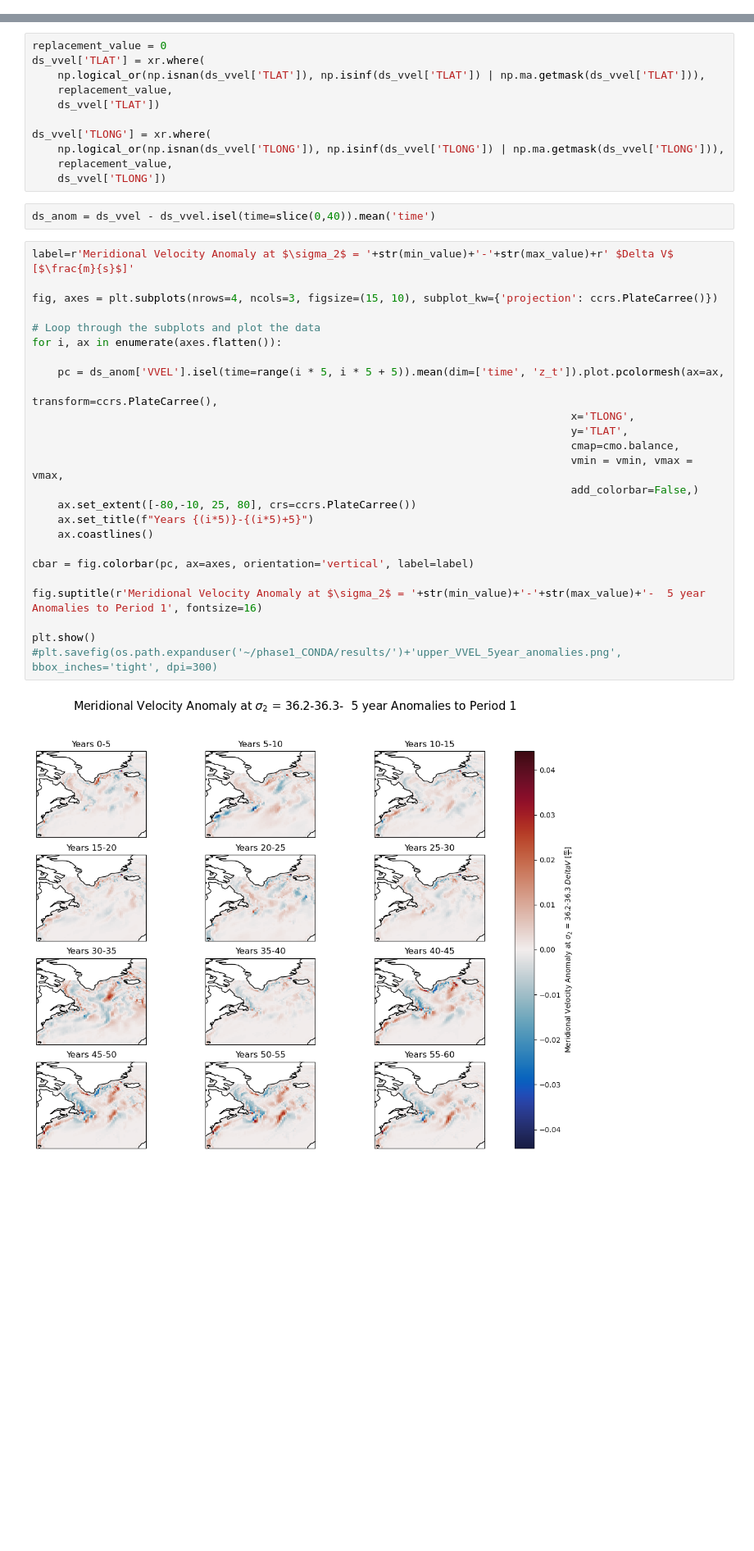
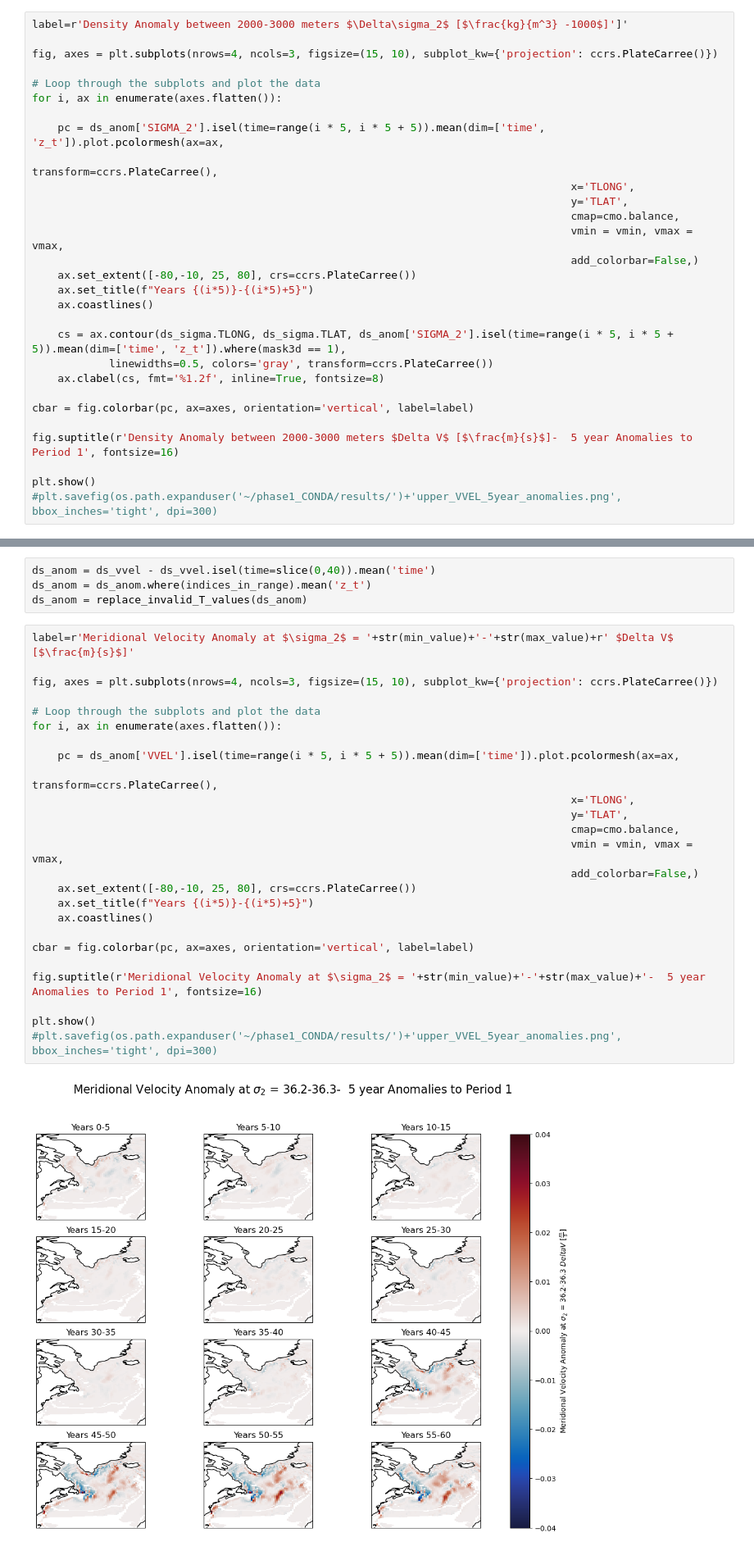
Before and after one commit to inagler/current, a Jupyter notebook: Propagation.ipynb, the cells around one changed output, grey strips where cells are left out. Shown at 82% size. Drawn from its saved outputs; the diff is of its cells as text; blank space fills up the shorter version.

```diff
--- a/Propagation.ipynb
+++ b/Propagation.ipynb
@@ -21,0 +73,29 @@ nature_coast = cartopy.feature.NaturalEarthFeature('physical', 'land', '50m', li
+# %%
+label=r'Density Anomaly between 2000-3000 meters $\Delta\sigma_2$ [$\frac{kg}{m^3} -1000$]']'
+
+fig, axes = plt.subplots(nrows=4, ncols=3, figsize=(15, 10), subplot_kw={'projection': ccrs.PlateCarree()})
+
+# Loop through the subplots and plot the data
+for i, ax in enumerate(axes.flatten()):
+
+    pc = ds_anom['SIGMA_2'].isel(time=range(i * 5, i * 5 + 5)).mean(dim=['time', 'z_t']).plot.pcolormesh(ax=ax,
+                                                                                    transform=ccrs.PlateCarree(),
+                                                                                    x='TLONG',
+                                                                                    y='TLAT',
+                                                                                    cmap=cmo.balance,
+                                                                                    vmin = vmin, vmax = vmax,
+                                                                                    add_colorbar=False,)
+    ax.set_extent([-80,-10, 25, 80], crs=ccrs.PlateCarree())
+    ax.set_title(f"Years {(i*5)}-{(i*5)+5}")
+    ax.coastlines()
+
+    cs = ax.contour(ds_sigma.TLONG, ds_sigma.TLAT, ds_anom['SIGMA_2'].isel(time=range(i * 5, i * 5 + 5)).mean(dim=['time', 'z_t']).where(mask3d == 1),
+            linewidths=0.5, colors='gray', transform=ccrs.PlateCarree())
+    ax.clabel(cs, fmt='%1.2f', inline=True, fontsize=8)
+
+cbar = fig.colorbar(pc, ax=axes, orientation='vertical', label=label)
+
+fig.suptitle(r'Density Anomaly between 2000-3000 meters $Delta V$ [$\frac{m}{s}$]-  5 year Anomalies to Period 1', fontsize=16)
+
+plt.show()
+#plt.savefig(os.path.expanduser('~/phase1_CONDA/results/')+'upper_VVEL_5year_anomalies.png', bbox_inches='tight', dpi=300)
@@ -50,44 +134,35 @@ mask = (ds_sigma_clim['SIGMA_2'] >= min_value) & (ds_sigma_clim['SIGMA_2'] <= ma
 
 # Use the mask to find the indices
 indices_in_range = xr.where(mask, True, False)
-# %%
-replacement_value = 0
-ds_vvel['TLAT'] = xr.where(
-    np.logical_or(np.isnan(ds_vvel['TLAT']), np.isinf(ds_vvel['TLAT']) | np.ma.getmask(ds_vvel['TLAT'])),
-    replacement_value,
-    ds_vvel['TLAT'])
-
-ds_vvel['TLONG'] = xr.where(
-    np.logical_or(np.isnan(ds_vvel['TLONG']), np.isinf(ds_vvel['TLONG']) | np.ma.getmask(ds_vvel['TLONG'])),
-    replacement_value,
-    ds_vvel['TLONG'])
 # %%
 ds_anom = ds_vvel - ds_vvel.isel(time=slice(0,40)).mean('time')
+ds_anom = ds_anom.where(indices_in_range).mean('z_t')
+ds_anom = replace_invalid_T_values(ds_anom)
 # %%
 label=r'Meridional Velocity Anomaly at $\sigma_2$ = '+str(min_value)+'-'+str(max_value)+r' $Delta V$ [$\frac{m}{s}$]'
 
 fig, axes = plt.subplots(nrows=4, ncols=3, figsize=(15, 10), subplot_kw={'projection': ccrs.PlateCarree()})
 
 # Loop through the subplots and plot the data
 for i, ax in enumerate(axes.flatten()):
 
-    pc = ds_anom['VVEL'].isel(time=range(i * 5, i * 5 + 5)).mean(dim=['time', 'z_t']).plot.pcolormesh(ax=ax,
+    pc = ds_anom['VVEL'].isel(time=range(i * 5, i * 5 + 5)).mean(dim=['time']).plot.pcolormesh(ax=ax,
                                                                                     transform=ccrs.PlateCarree(),
                                                                                     x='TLONG',
                                                                                     y='TLAT',
                                                                                     cmap=cmo.balance,
                                                                                     vmin = vmin, vmax = vmax,
                                                                                     add_colorbar=False,)
     ax.set_extent([-80,-10, 25, 80], crs=ccrs.PlateCarree())
     ax.set_title(f"Years {(i*5)}-{(i*5)+5}")
     ax.coastlines()
 
 cbar = fig.colorbar(pc, ax=axes, orientation='vertical', label=label)
 
 fig.suptitle(r'Meridional Velocity Anomaly at $\sigma_2$ = '+str(min_value)+'-'+str(max_value)+'-  5 year Anomalies to Period 1', fontsize=16)
 
 plt.show()
 #plt.savefig(os.path.expanduser('~/phase1_CONDA/results/')+'upper_VVEL_5year_anomalies.png', bbox_inches='tight', dpi=300)
 # %% [output]
-[figure, old version]
+[figure, new version]
 # %% [markdown]
```
Also changed, not shown: parts of 30 cells of this notebook, 15 other files.
